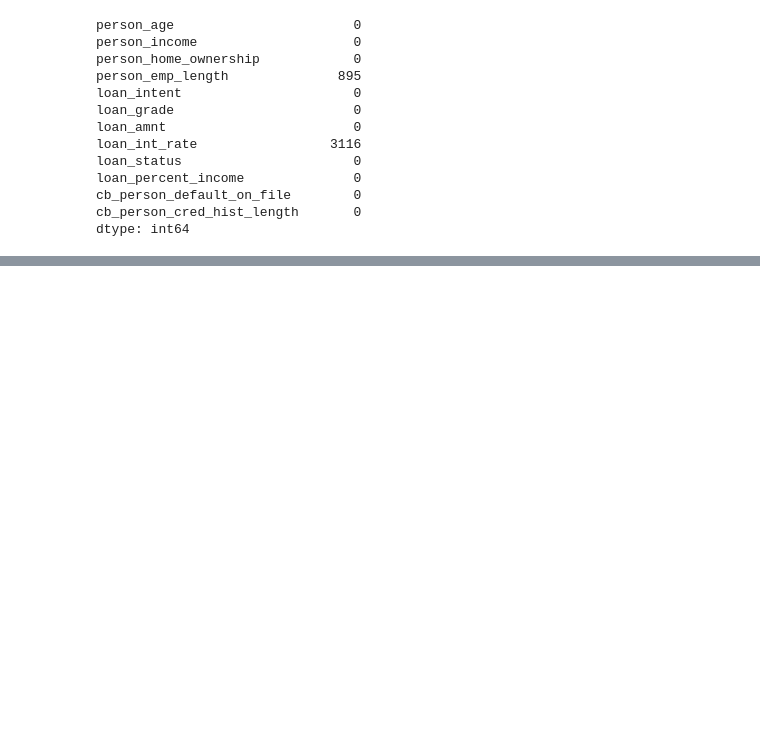
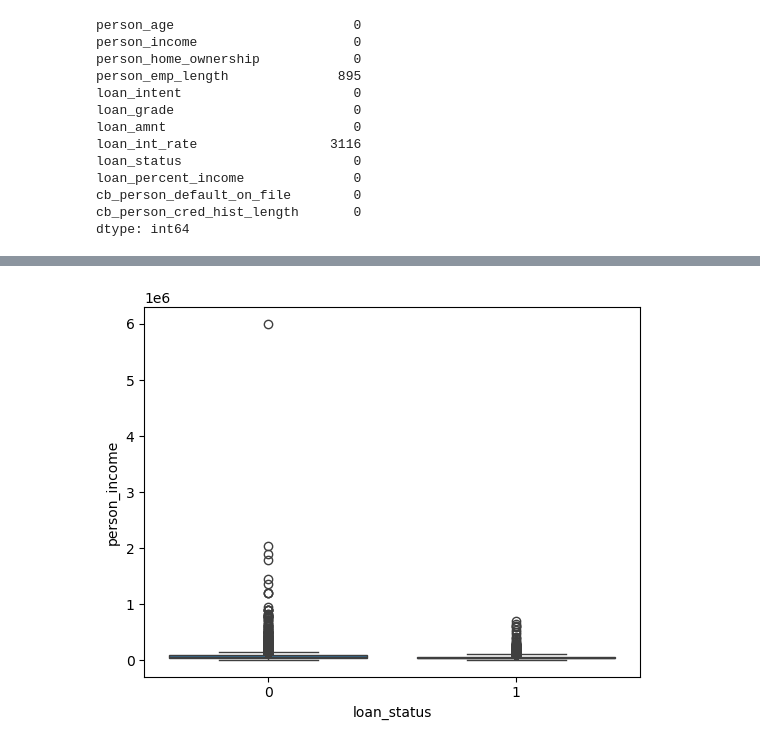
Before and after one commit to Prashanthsyntax/LoomX, a Jupyter notebook: AI/credit_scoring_model.ipynb, the cells around one changed output, grey strips where cells are left out. Saved outputs shown, nothing was run; the diff lists cells and outputs as text; code cells hidden in the pictures; blank space fills up the shorter version.

```diff
--- a/AI/credit_scoring_model.ipynb
+++ b/AI/credit_scoring_model.ipynb
@@ -82,0 +138,5 @@ Name: proportion, dtype: float64
+# %%
+sns.boxplot(x="loan_status", y="person_income", data=df)
+plt.show()
+# %% [output]
+[figure, added]
```
Also changed, not shown: parts of 35 cells of this notebook.
